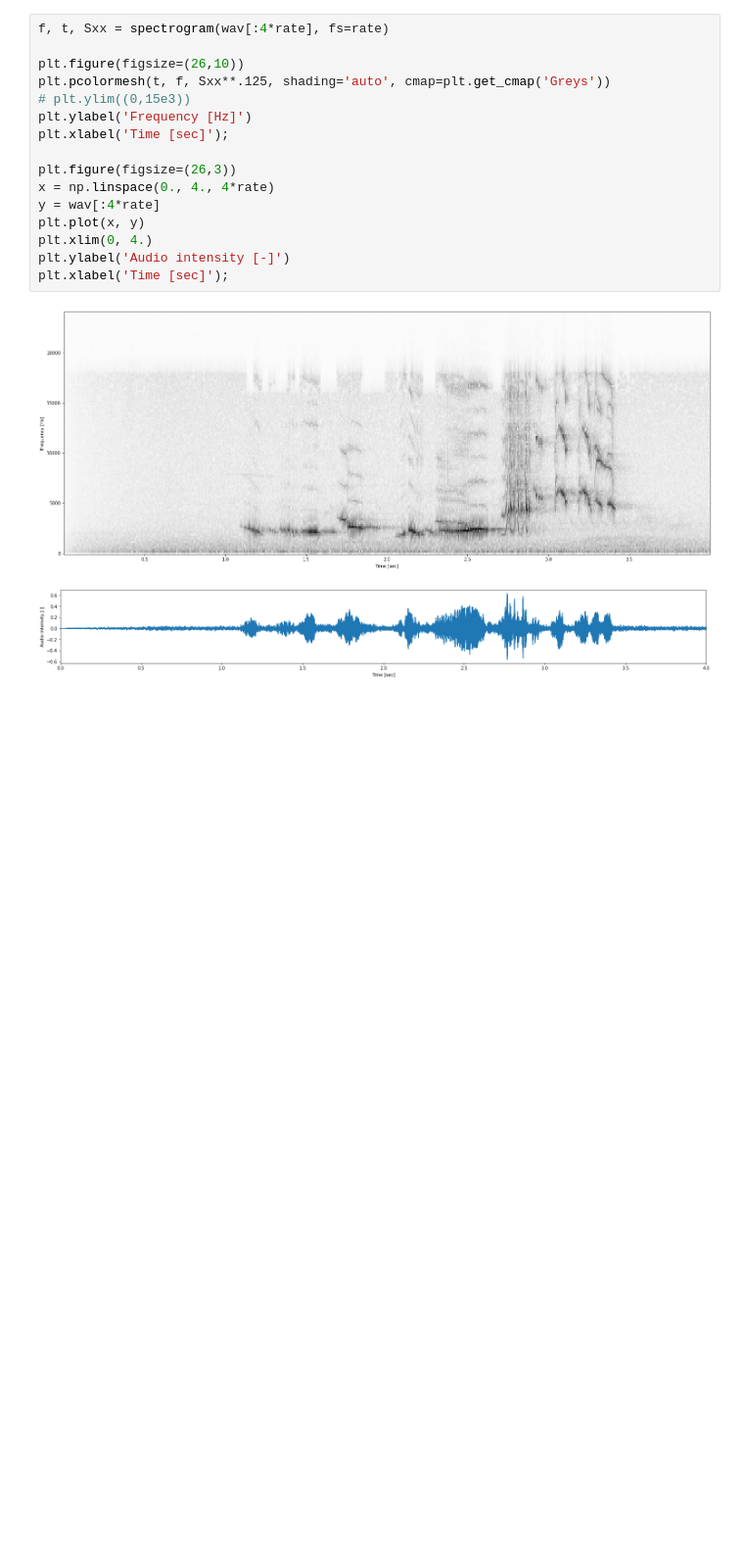
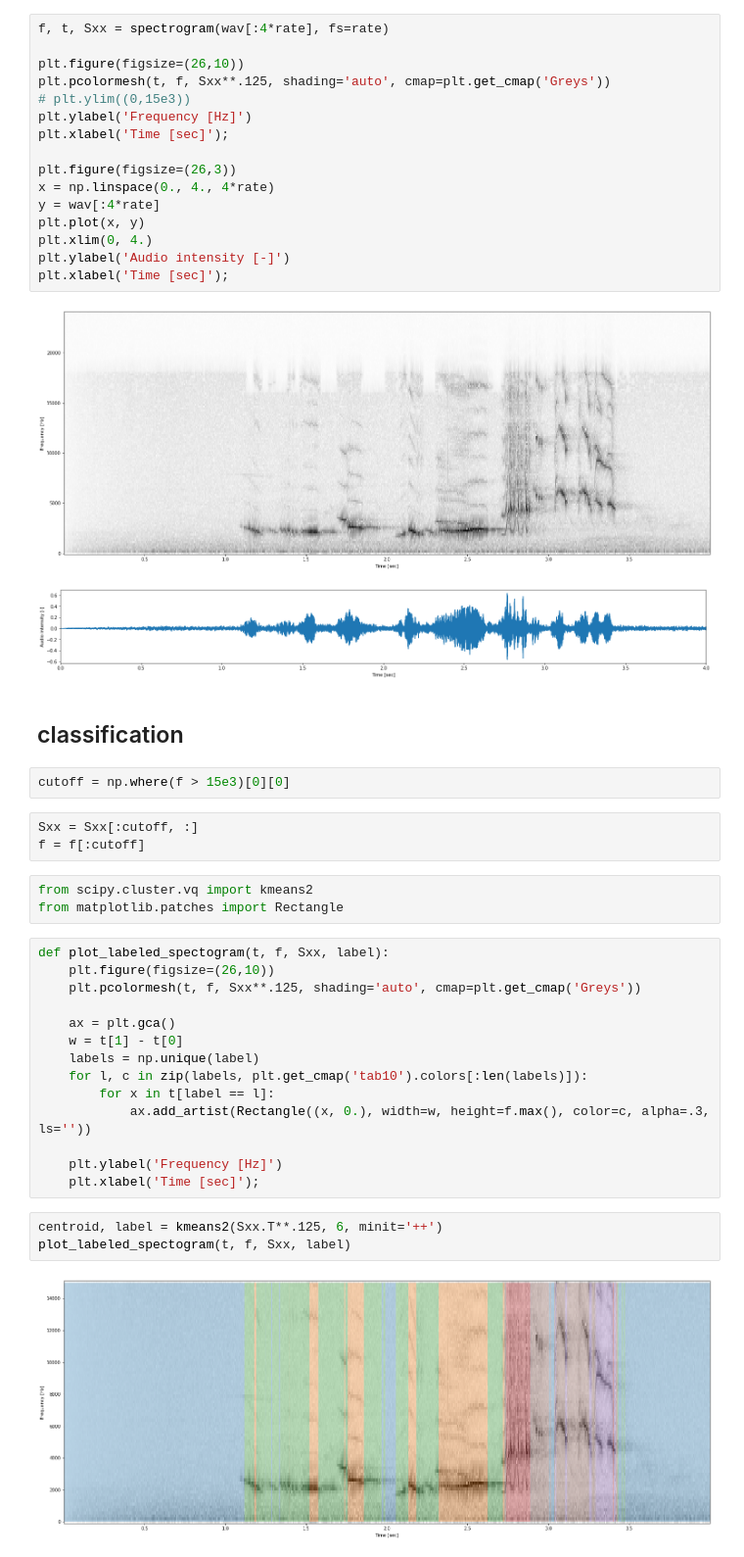
Before and after one commit to malleor/blackbird, a Jupyter notebook: blackbird-poc.ipynb, the cells around one changed output. Shown: that part at 98% size. Saved outputs shown, nothing was run; the diff lists cells and outputs as text; blank space fills up the shorter version.

Commit message:
labeling similar slices of the song

```diff
--- a/blackbird-poc.ipynb
+++ b/blackbird-poc.ipynb
@@ -64,3 +64,32 @@ plt.xlabel('Time [sec]');
 # %% [output]
 [figure]
 [figure]
+# %% [markdown]
+## classification
+# %%
+cutoff = np.where(f > 15e3)[0][0]
+# %%
+Sxx = Sxx[:cutoff, :]
+f = f[:cutoff]
+# %%
+from scipy.cluster.vq import kmeans2
+from matplotlib.patches import Rectangle
+# %%
+def plot_labeled_spectogram(t, f, Sxx, label):
+    plt.figure(figsize=(26,10))
+    plt.pcolormesh(t, f, Sxx**.125, shading='auto', cmap=plt.get_cmap('Greys'))
+
+    ax = plt.gca()
+    w = t[1] - t[0]
+    labels = np.unique(label)
+    for l, c in zip(labels, plt.get_cmap('tab10').colors[:len(labels)]):
+        for x in t[label == l]:
+            ax.add_artist(Rectangle((x, 0.), width=w, height=f.max(), color=c, alpha=.3, ls=''))
+
+    plt.ylabel('Frequency [Hz]')
+    plt.xlabel('Time [sec]');
+# %%
+centroid, label = kmeans2(Sxx.T**.125, 6, minit='++')
+plot_labeled_spectogram(t, f, Sxx, label)
+# %% [output]
+[figure, added]
```
Also changed, not shown: 2 other files.
